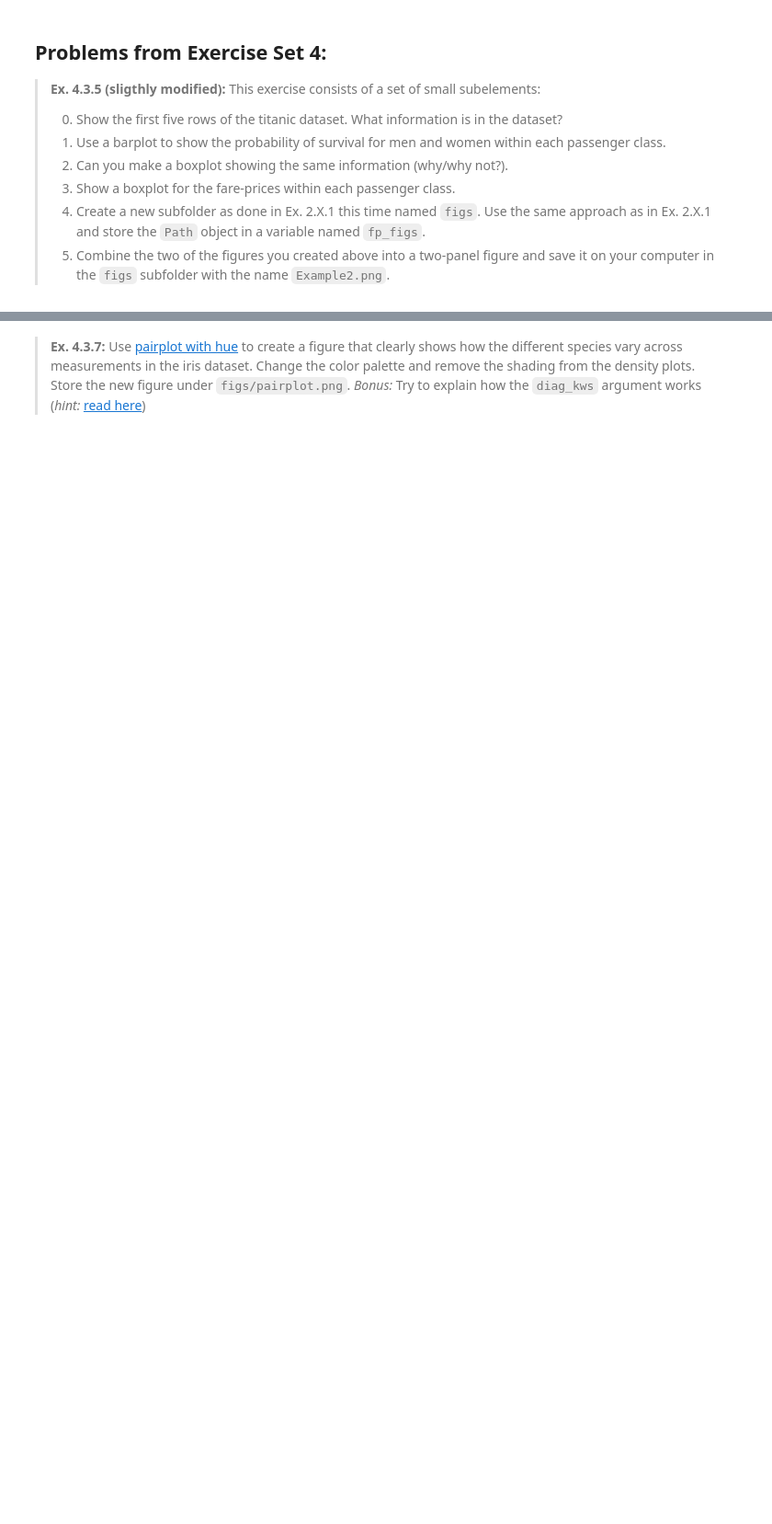
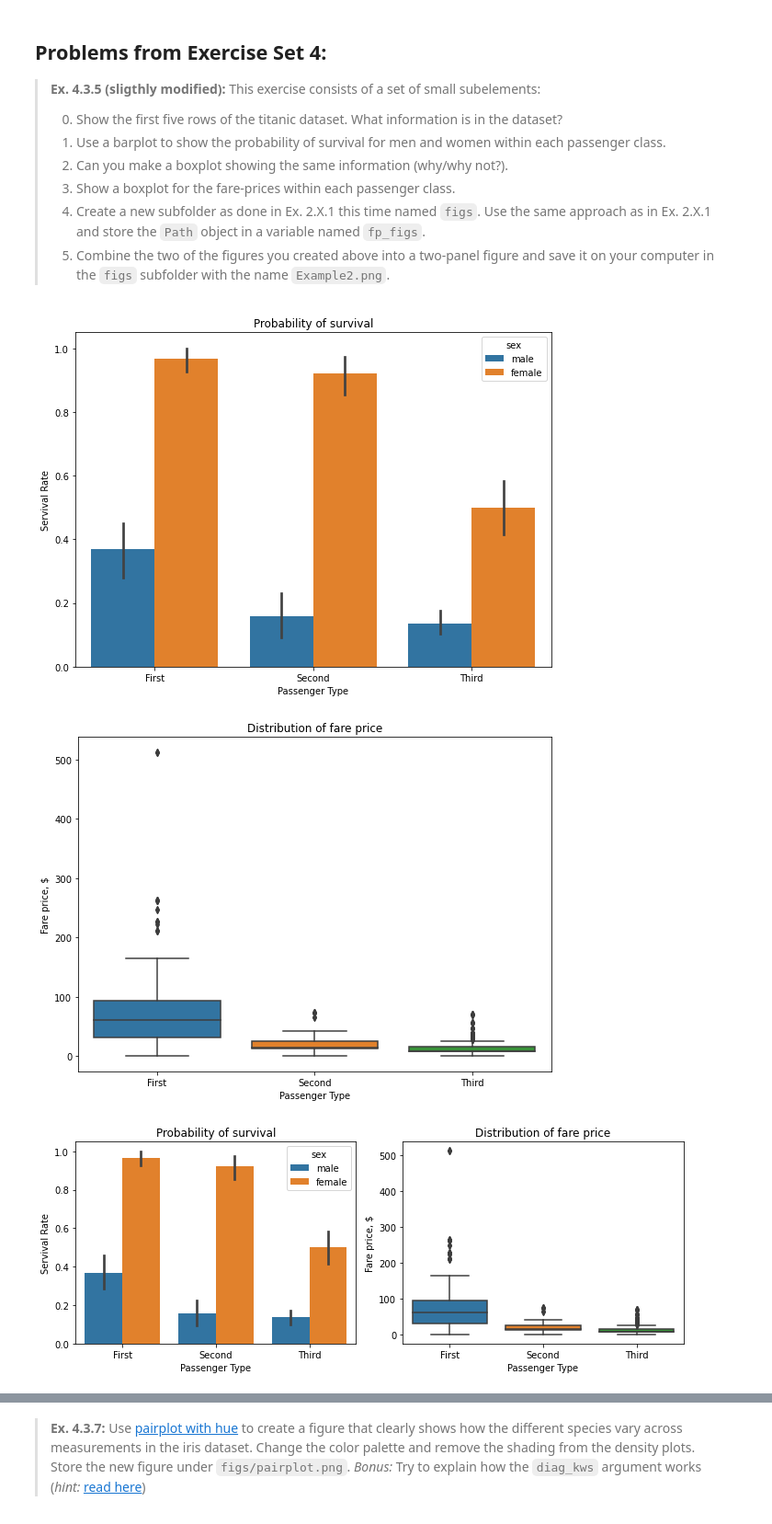
Before and after one commit to frejakatharina/Group-19, a Jupyter notebook: assignment1/assignment_1.ipynb, the cells around one changed output, grey strips where cells are left out. Shown at 92% size. Saved outputs shown, nothing was run; the diff lists cells and outputs as text; code cells hidden in the pictures; blank space fills up the shorter version.

```diff
--- a/assignment1/assignment_1.ipynb
+++ b/assignment1/assignment_1.ipynb
@@ -311,3 +596,63 @@ raise NotImplementedError()
+# %%
+# loading the dataset
+import seaborn as sns
+titanic = sns.load_dataset('titanic')
+# Ignore some annoying warnings
+import warnings
+warnings.filterwarnings('ignore')
+
+# Element 0
+titanic.head(5)
+
+# There is information about whether a person survived, the passenger class, sex, age, fare price,
+# where they embarked, and wether they were alone or not
+
+# Element 1 - barplot
+fig1, ax = plt.subplots(figsize=(8,6))
+ax.set_title('Probability of survival')
+ax = sns.barplot(x='class', y='survived', data=titanic, hue='sex')
+ax.set(xlabel='Passenger Type', ylabel='Servival Rate')
+plt.tight_layout()
+
+plt.show()
+
+# Element 2 - boxplot of survival rates?
+
+# We can't make a boxplot that shows the same information, as a boxplots are used for displaying distributions
+# and are designed to summarize continuous data, and not probabilites.
+# When trying to make the boxplots, it looks very weird.
+
+# Element 3 - boxplot of fare prices
+fig2, ax = plt.subplots(figsize=(8,6))
+ax.set_title('Distribution of fare price')
+sns.boxplot(x='class', y='fare', data=titanic)
+ax.set(xlabel='Passenger Type', ylabel='Fare price, $')
+plt.tight_layout()
+
+plt.show()
+
+# Element 4 - figs path
+fp_figs = Path.cwd() / "figs"
+# Use the Path object to actually create the subfolder
+Path.mkdir(fp_figs, exist_ok=True)
+
+# Combining figures
+fig, ax = plt.subplots(1,2, figsize=(10,4))
+sns.barplot(x='class', y='survived', data=titanic, hue='sex', ax = ax[0])
+ax[0].set(xlabel='Passenger Type', ylabel='Servival Rate')
+ax[0].set_title('Probability of survival')
+sns.boxplot(x='class', y='fare', data=titanic, ax=ax[1])
+ax[1].set(xlabel='Passenger Type', ylabel='Fare price, $')
+ax[1].set_title('Distribution of fare price')
+
+fig.tight_layout()
+fig.show()
+
+fig.savefig(str(fp_figs)+'\Example2.png')
+# %% [output]
+[figure, added]
+[figure, added]
+[figure, added]
 # %% [markdown]
 > **Ex. 4.3.6:** Using the iris flower dataset, draw a scatterplot of sepal length and petal length. Include a second order polynomial fitted to the data. Add a title to the plot and rename the axis labels. Export your figure to the `figs` subfolder using the name `iris.png`.
 >
```
Also changed, not shown: parts of 39 cells of this notebook, 1 other file.
